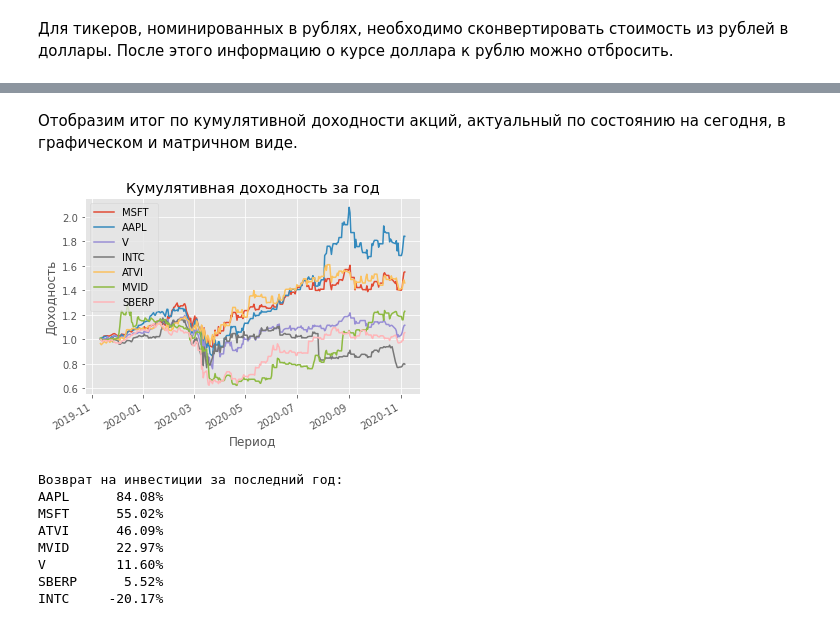
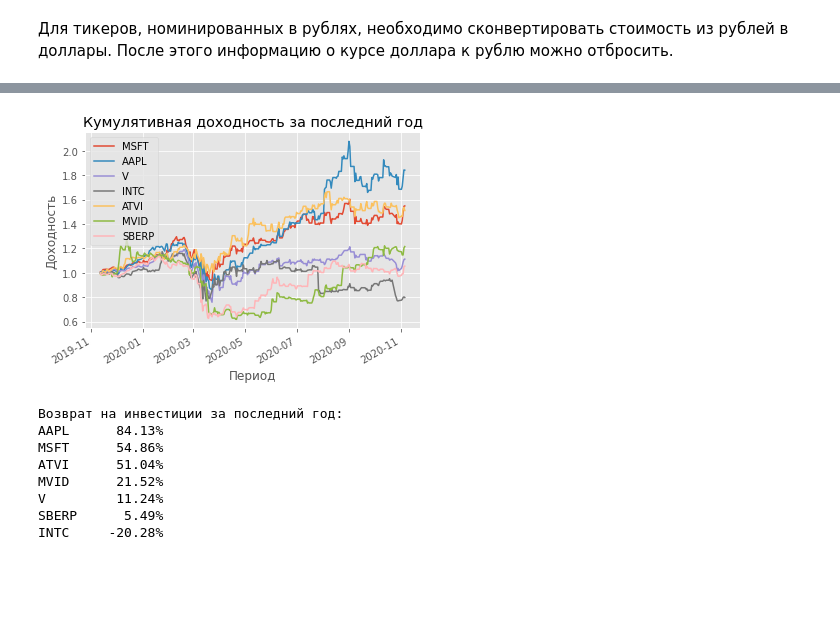
Before and after one commit to mikhpo/investment-analysis, a Jupyter notebook: stock_data.ipynb, the cells around one changed output, grey strips where cells are left out. Cells and saved outputs as stored; diff of their text form; code cells hidden in the pictures; blank space fills up the shorter version.

```diff
--- a/stock_data.ipynb
+++ b/stock_data.ipynb
@@ -70,25 +63,42 @@ one_year_cumulative_return = (last_year_stock_data.pct_change() + 1).cumprod()
-# %% [markdown]
-Отобразим итог по кумулятивной доходности акций, актуальный по состоянию на сегодня, в графическом и матричном виде.
-# %%
-one_year_cumulative_return.plot()
-plt.title("Кумулятивная доходность за год")
-plt.legend()
-plt.ylabel('Доходность')
-plt.xlabel('Период')
-plt.show()
-# %% [output]
-[figure, removed]
-# %%
-one_year_cumulative_total_return = one_year_cumulative_return.tail(1).transpose()
-one_year_cumulative_total_return.sort_values(by=one_year_cumulative_total_return.columns[0], ascending=False, inplace=True)
-one_year_cumulative_total_return = one_year_cumulative_total_return.apply(lambda row:"{:.2%}".format(row[0] - 1),  axis=1)
-print(f'Возврат на инвестиции за последний год:\n{one_year_cumulative_total_return.to_string()}')
-# %% [output]
-Возврат на инвестиции за последний год:
-AAPL      84.08%
-MSFT      55.02%
-ATVI      46.09%
-MVID      22.97%
-V         11.60%
-SBERP      5.52%
-INTC     -20.17%
+# %%
+def cumulative_return(period):
+# Определение функции для вычисления кумулятивного возврата на инвестиции. Функция принимает один аргумент: строкое обозначение временного периода, за который нужно проанализировать возврат на инвестиции.
+
+    # дата отсчета вычисляется в зависимости от переданного функции аргумента
+    if period == "год":
+        time_interval = today - relativedelta(years=1)
+    elif period == "квартал":
+        time_interval = today - relativedelta(months=3)
+    else:
+        print("Указан недопустимый период")
+        return
+
+    # ограничим набор данных в соответствии с заданным периодом
+    last_period_stock_data = stock_data[stock_data.index >= time_interval]
+    cumulative_return = (last_period_stock_data.pct_change() + 1).cumprod()
+
+    # отображение возврата на инвестиции в виде графика
+    cumulative_return.plot()
+    plt.title(f"Кумулятивная доходность за последний {period}")
+    plt.legend()
+    plt.ylabel('Доходность')
+    plt.xlabel('Период')
+    plt.show()
+
+    # отображение возврата на инвестиции в виде матрицы
+    cumulative_total_return = cumulative_return.tail(1).transpose()
+    cumulative_total_return.sort_values(by=cumulative_total_return.columns[0], ascending=False, inplace=True)
+    cumulative_total_return = cumulative_total_return.apply(lambda row:"{:.2%}".format(row[0] - 1),  axis=1)
+    print(f'Возврат на инвестиции за последний {period}:\n{cumulative_total_return.to_string()}')
+# %%
+cumulative_return('год')
+# %% [output]
+[figure, added]
+Возврат на инвестиции за последний год:
+AAPL      84.13%
+MSFT      54.86%
+ATVI      51.04%
+MVID      21.52%
+V         11.24%
+SBERP      5.49%
+INTC     -20.28%
```
Also changed, not shown: parts of 5 cells of this notebook.
